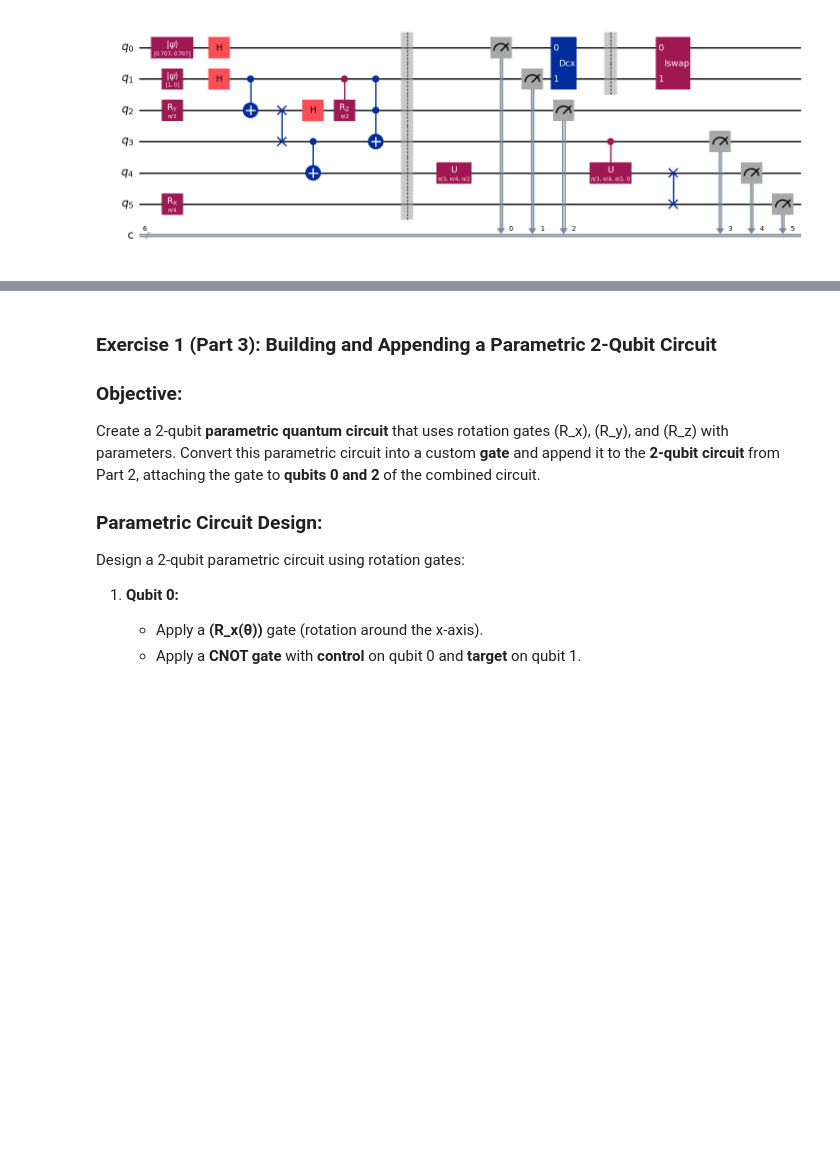
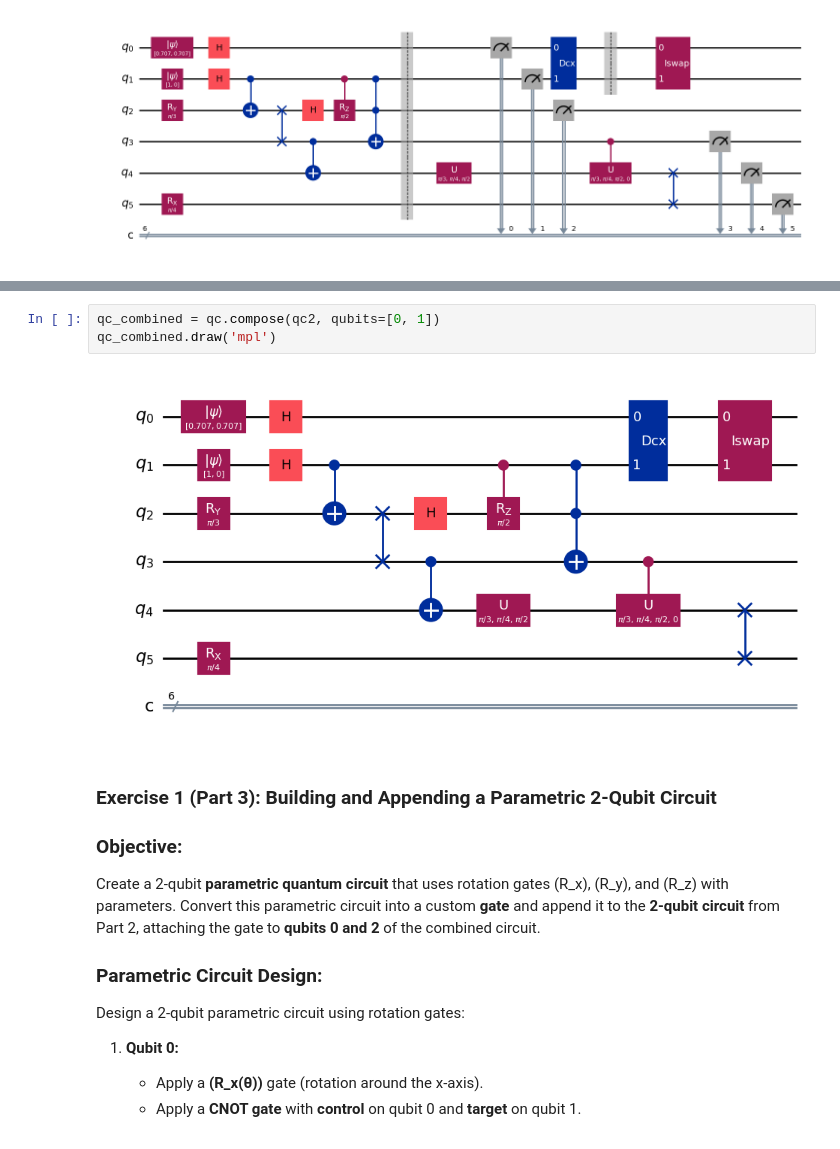
Before and after one commit to AKookani/Qiskit_course, a Jupyter notebook: Assignment1.ipynb, the cells around one changed output, grey strips where cells are left out. Drawn from its saved outputs; the diff is of its cells as text; blank space fills up the shorter version.

```diff
--- a/Assignment1.ipynb
+++ b/Assignment1.ipynb
@@ -102,3 +170,8 @@ In this part, you will create a new 2-qubit quantum circuit using **two gates**
+# %%
+qc_combined = qc.compose(qc2, qubits=[0, 1])
+qc_combined.draw('mpl')
+# %% [output]
+[figure, added]
 # %% [markdown]
 ### **Exercise 1 (Part 3): Building and Appending a Parametric 2-Qubit Circuit**
 
```
Also changed, not shown: parts of 7 cells of this notebook.
